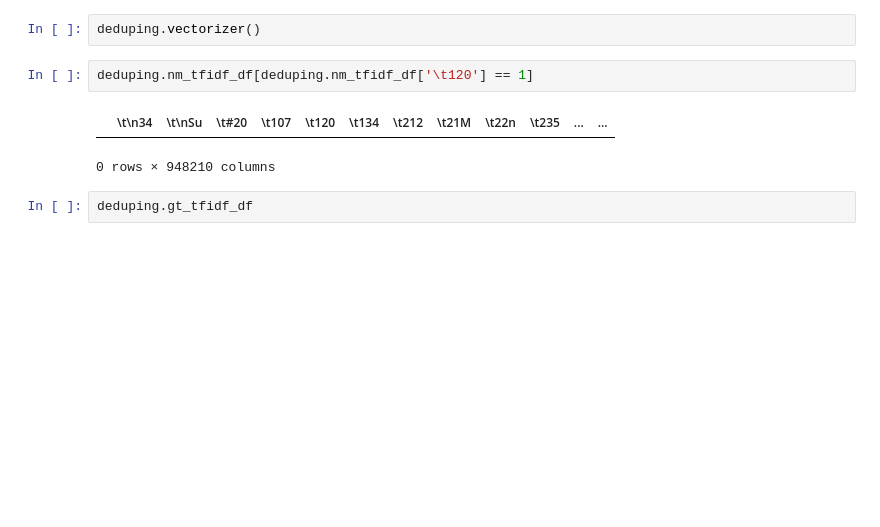
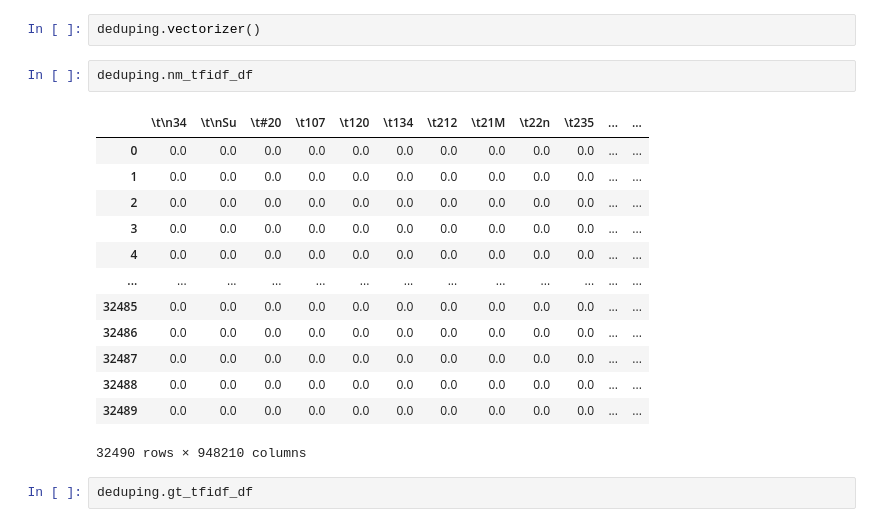
Before and after one commit to rapiinel/CosineSimilarityDeduping, a Jupyter notebook: How_to_use_notebook.ipynb, the cells around one changed output. Saved outputs shown, nothing was run; the diff lists cells and outputs as text; blank space fills up the shorter version.

```diff
--- a/How_to_use_notebook.ipynb
+++ b/How_to_use_notebook.ipynb
@@ -126,10 +126,21 @@ self.gt_tfidf
 # %%
 deduping.vectorizer()
 # %%
-deduping.nm_tfidf_df[deduping.nm_tfidf_df['\t120'] == 1]
+deduping.nm_tfidf_df
 # %% [output]
 |  | \t\n34 | \t\nSu | \t#20 | \t107 | \t120 | \t134 | \t212 | \t21M | \t22n | \t235 | ... | ... |
+| 0 | 0.0 | 0.0 | 0.0 | 0.0 | 0.0 | 0.0 | 0.0 | 0.0 | 0.0 | 0.0 | ... | ... |
+| 1 | 0.0 | 0.0 | 0.0 | 0.0 | 0.0 | 0.0 | 0.0 | 0.0 | 0.0 | 0.0 | ... | ... |
+| 2 | 0.0 | 0.0 | 0.0 | 0.0 | 0.0 | 0.0 | 0.0 | 0.0 | 0.0 | 0.0 | ... | ... |
+| 3 | 0.0 | 0.0 | 0.0 | 0.0 | 0.0 | 0.0 | 0.0 | 0.0 | 0.0 | 0.0 | ... | ... |
+| 4 | 0.0 | 0.0 | 0.0 | 0.0 | 0.0 | 0.0 | 0.0 | 0.0 | 0.0 | 0.0 | ... | ... |
+| ... | ... | ... | ... | ... | ... | ... | ... | ... | ... | ... | ... | ... |
+| 32485 | 0.0 | 0.0 | 0.0 | 0.0 | 0.0 | 0.0 | 0.0 | 0.0 | 0.0 | 0.0 | ... | ... |
+| 32486 | 0.0 | 0.0 | 0.0 | 0.0 | 0.0 | 0.0 | 0.0 | 0.0 | 0.0 | 0.0 | ... | ... |
+| 32487 | 0.0 | 0.0 | 0.0 | 0.0 | 0.0 | 0.0 | 0.0 | 0.0 | 0.0 | 0.0 | ... | ... |
+| 32488 | 0.0 | 0.0 | 0.0 | 0.0 | 0.0 | 0.0 | 0.0 | 0.0 | 0.0 | 0.0 | ... | ... |
+| 32489 | 0.0 | 0.0 | 0.0 | 0.0 | 0.0 | 0.0 | 0.0 | 0.0 | 0.0 | 0.0 | ... | ... |
-0 rows × 948210 columns
+32490 rows × 948210 columns
 # %%
 deduping.gt_tfidf_df
 # %% [output]
```
Also changed, not shown: parts of 6 cells of this notebook, 7 other files.
